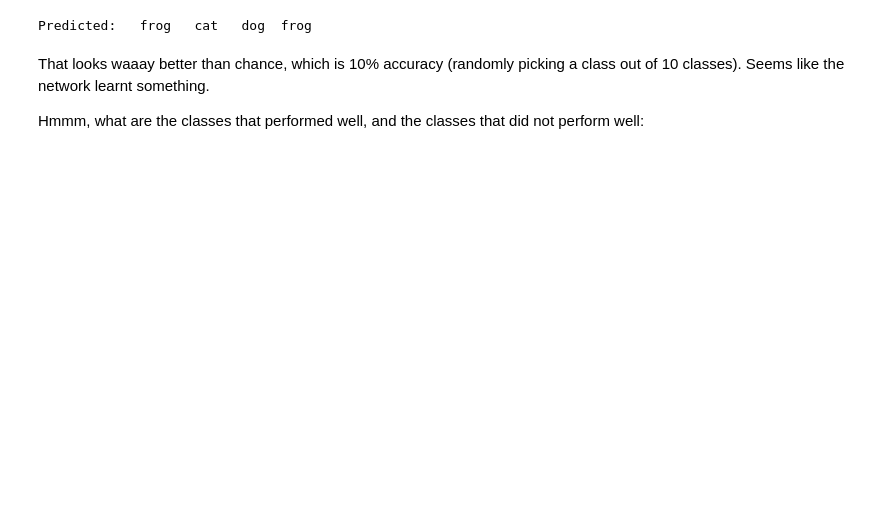
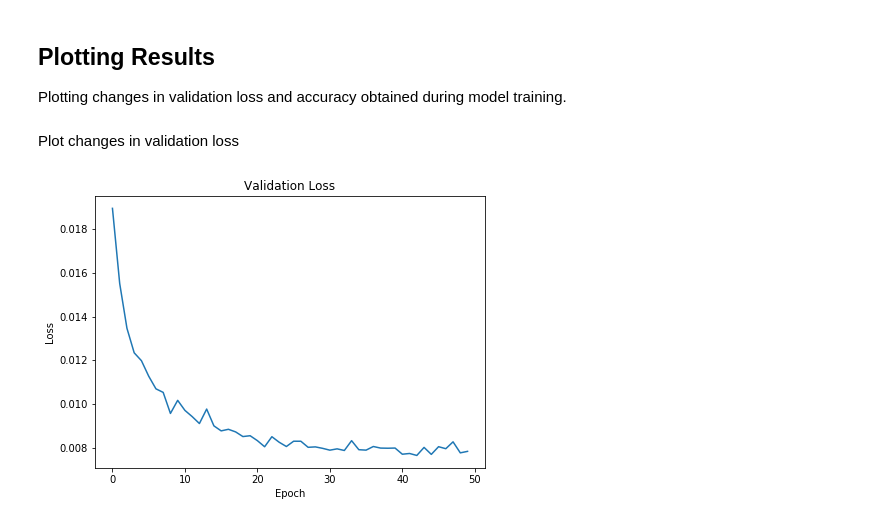
Before and after one commit to shan18/EVA4, a Jupyter notebook: S7_Part2/S7.ipynb, the cells around one changed output. Saved outputs shown, nothing was run; the diff lists cells and outputs as text; code cells hidden in the pictures; blank space fills up the shorter version.

```diff
--- a/S7_Part2/S7.ipynb
+++ b/S7_Part2/S7.ipynb
@@ -324,12 +294,15 @@ def val(model, val_loader, device, criterion):
 # %%
+losses = []
+accuracies = []
+
 model = Net().to(device)
 criterion = nn.CrossEntropyLoss()
-optimizer = optim.SGD(model.parameters(), lr=0.001, momentum=0.9)
+optimizer = optim.SGD(model.parameters(), lr=0.01, momentum=0.9)
 epochs = 50
 
 for epoch in range(1, epochs + 1):
     print(f'Epoch {epoch}:')
-    train(model, trainloader, device, optimizer, criterion)
-    val(model, testloader, device, criterion)
+    train(model, train_loader, device, optimizer, criterion)
+    val(model, val_loader, device, criterion, losses, accuracies)
 # %% [output]
 Epoch 1:
@@ -403,14 +343,29 @@ So, let's get the index of the highest energy:
-# %%
-_, predicted = torch.max(outputs, 1)
-
-print('Predicted: ', ' '.join('%5s' % classes[predicted[j]]
-                              for j in range(4)))
-# %% [output]
-Predicted:   frog   cat   dog  frog
-# %% [markdown]
-That looks waaay better than chance, which is 10% accuracy (randomly picking
-a class out of 10 classes).
-Seems like the network learnt something.
-
-Hmmm, what are the classes that performed well, and the classes that did
-not perform well:
+# %% [markdown]
+## Plotting Results
+Plotting changes in validation loss and accuracy obtained during model training.
+# %%
+def plot_metric(values, metric):
+    # Initialize a figure
+    fig = plt.figure(figsize=(7, 5))
+
+    # Plot values
+    plt.plot(values)
+
+    # Set plot title
+    plt.title(f'Validation {metric}')
+
+    # Label axes
+    plt.xlabel('Epoch')
+    plt.ylabel(metric)
+
+    # Set legend
+    location = 'upper' if metric == 'Loss' else 'lower'
+
+    # Save plot
+    fig.savefig(f'{metric.lower()}_change.png')
+# %% [markdown]
+Plot changes in validation loss
+# %%
+plot_metric(losses, 'Loss')
+# %% [output]
+[figure, added]
```
Also changed, not shown: parts of 40 cells of this notebook.
